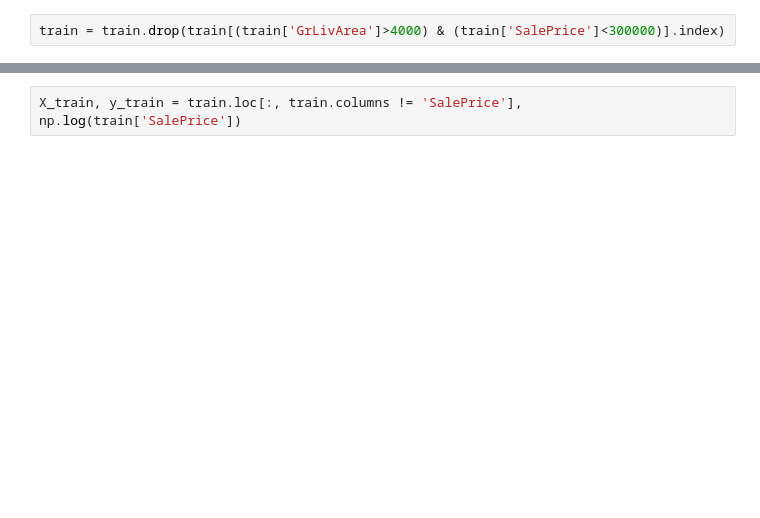
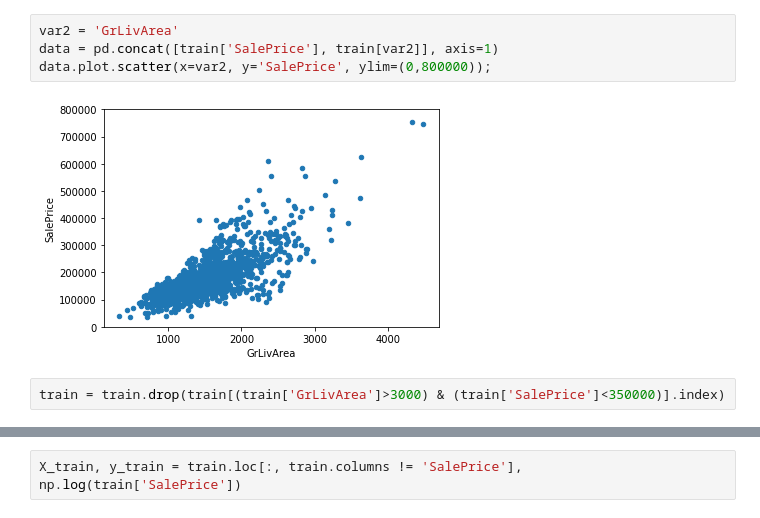
Before and after one commit to n1ghteagle2/school, a Jupyter notebook: homework/Homework3/Homework_3_File_3.ipynb, the cells around one changed output, grey strips where cells are left out. Drawn from its saved outputs; the diff is of its cells as text; blank space fills up the shorter version.

```diff
--- a/homework/Homework3/Homework_3_File_3.ipynb
+++ b/homework/Homework3/Homework_3_File_3.ipynb
@@ -19,2 +45,8 @@ test  = pd.read_csv('house-prices-advanced-regression-techniques\\test.csv', use
+# %%
+var2 = 'GrLivArea'
+data = pd.concat([train['SalePrice'], train[var2]], axis=1)
+data.plot.scatter(x=var2, y='SalePrice', ylim=(0,800000));
+# %% [output]
+[figure, added]
 # %%
-train = train.drop(train[(train['GrLivArea']>4000) & (train['SalePrice']<300000)].index)
+train = train.drop(train[(train['GrLivArea']>3000) & (train['SalePrice']<350000)].index)
```
Also changed, not shown: parts of 19 cells of this notebook, 7 other files.
